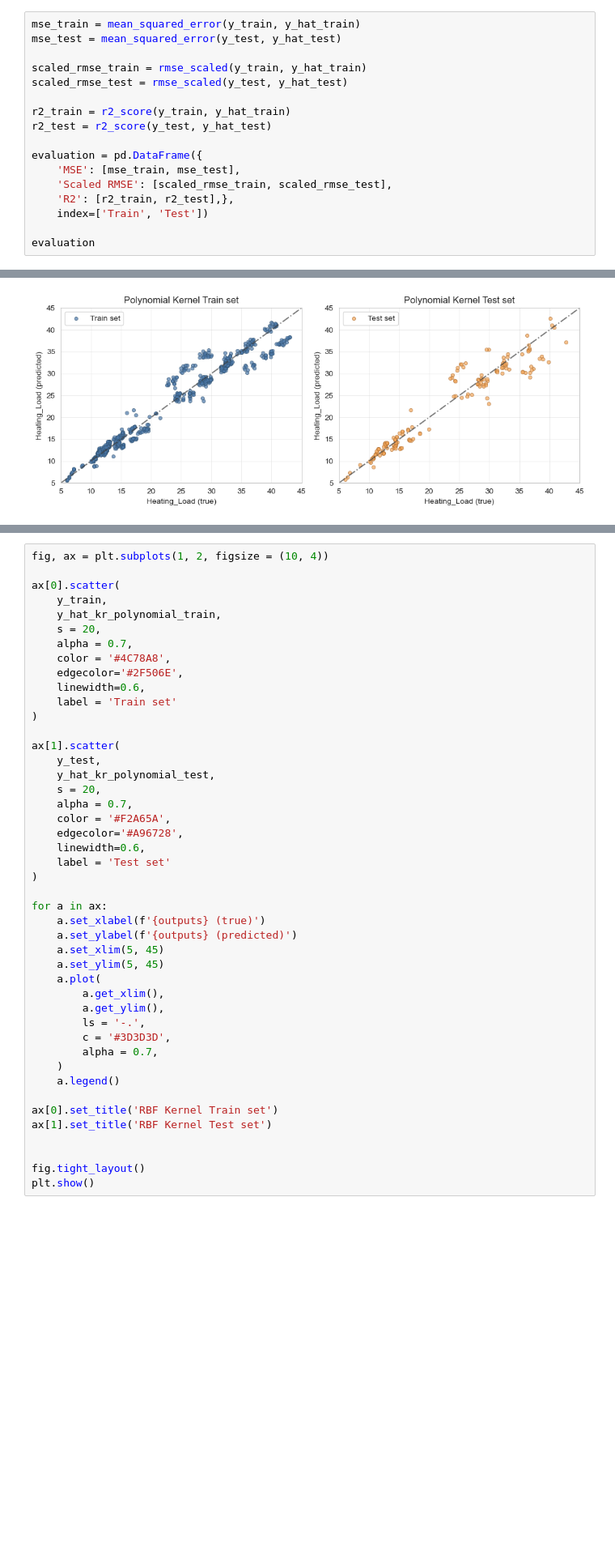
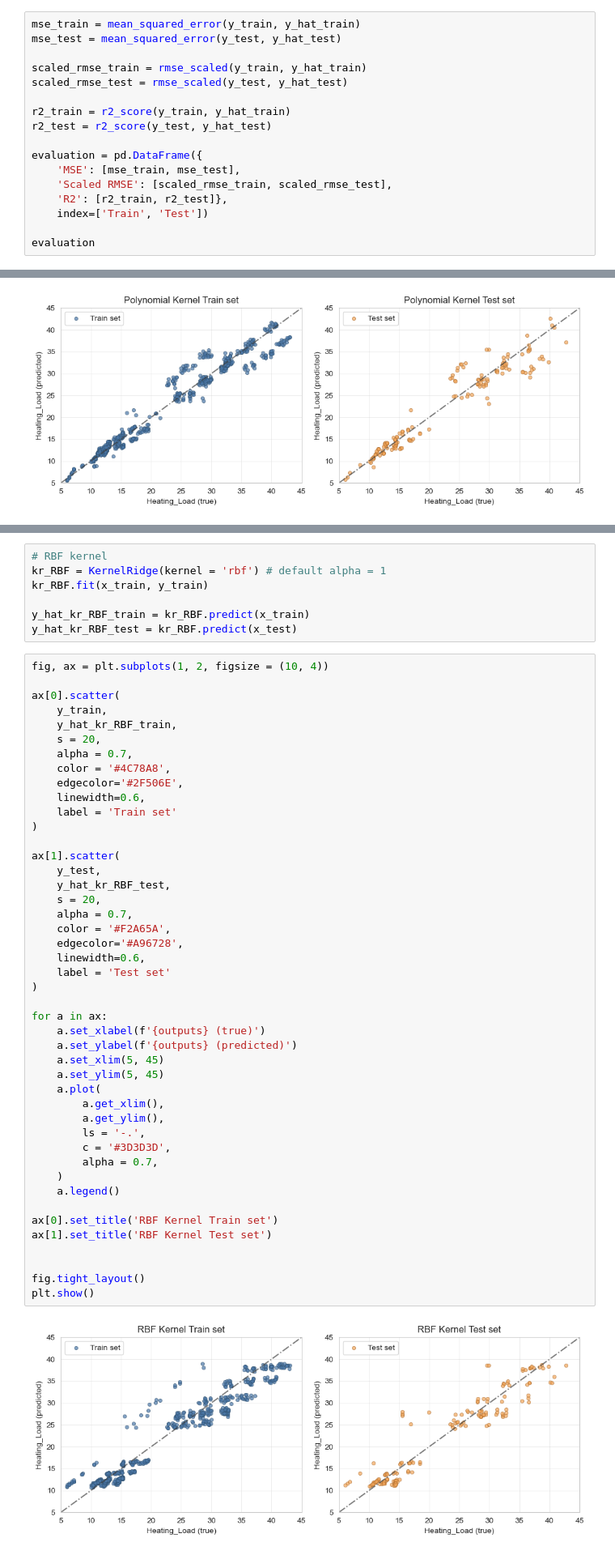
Before and after one commit to Ty1-210/learning-notes, a Jupyter notebook: DSA5102/DSA5102_Programming_Assignment-1.ipynb, the cells around one changed output, grey strips where cells are left out. Shown at 81% size. Drawn from its saved outputs; the diff is of its cells as text; blank space fills up the shorter version.

```diff
--- a/DSA5102/DSA5102_Programming_Assignment-1.ipynb
+++ b/DSA5102/DSA5102_Programming_Assignment-1.ipynb
@@ -296,7 +296,7 @@ r2_test = r2_score(y_test, y_hat_test)
 evaluation = pd.DataFrame({
     'MSE': [mse_train, mse_test],
     'Scaled RMSE': [scaled_rmse_train, scaled_rmse_test],
-    'R2': [r2_train, r2_test],},
+    'R2': [r2_train, r2_test]},
     index=['Train', 'Test'])
 
 evaluation
@@ -466,9 +494,16 @@ plt.show()
+# %%
+# RBF kernel
+kr_RBF = KernelRidge(kernel = 'rbf') # default alpha = 1
+kr_RBF.fit(x_train, y_train)
+
+y_hat_kr_RBF_train = kr_RBF.predict(x_train)
+y_hat_kr_RBF_test = kr_RBF.predict(x_test)
 # %%
 fig, ax = plt.subplots(1, 2, figsize = (10, 4))
 
 ax[0].scatter(
     y_train,
-    y_hat_kr_polynomial_train,
+    y_hat_kr_RBF_train,
     s = 20,
     alpha = 0.7,
     color = '#4C78A8',
@@ -479,32 +514,34 @@ ax[0].scatter(
 
 ax[1].scatter(
     y_test,
-    y_hat_kr_polynomial_test,
+    y_hat_kr_RBF_test,
     s = 20,
     alpha = 0.7,
     color = '#F2A65A',
     edgecolor='#A96728',
     linewidth=0.6,
     label = 'Test set'
 )
 
 for a in ax:
     a.set_xlabel(f'{outputs} (true)')
     a.set_ylabel(f'{outputs} (predicted)')
     a.set_xlim(5, 45)
     a.set_ylim(5, 45)
     a.plot(
         a.get_xlim(),
         a.get_ylim(),
         ls = '-.',
         c = '#3D3D3D',
         alpha = 0.7,
     )
     a.legend()
 
 ax[0].set_title('RBF Kernel Train set')
 ax[1].set_title('RBF Kernel Test set')
 
 
 fig.tight_layout()
 plt.show()
+# %% [output]
+[figure, added]
```
Also changed, not shown: parts of 10 cells of this notebook.
